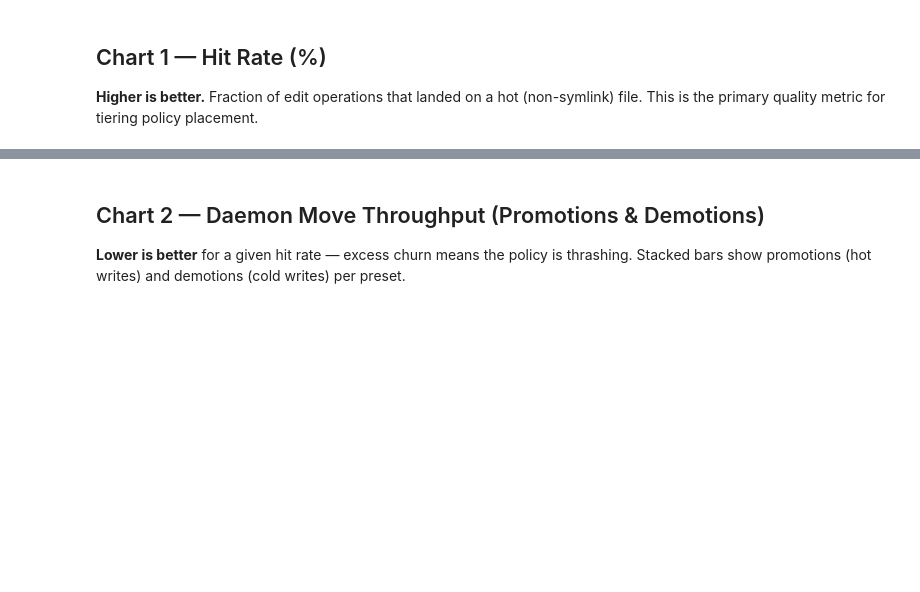
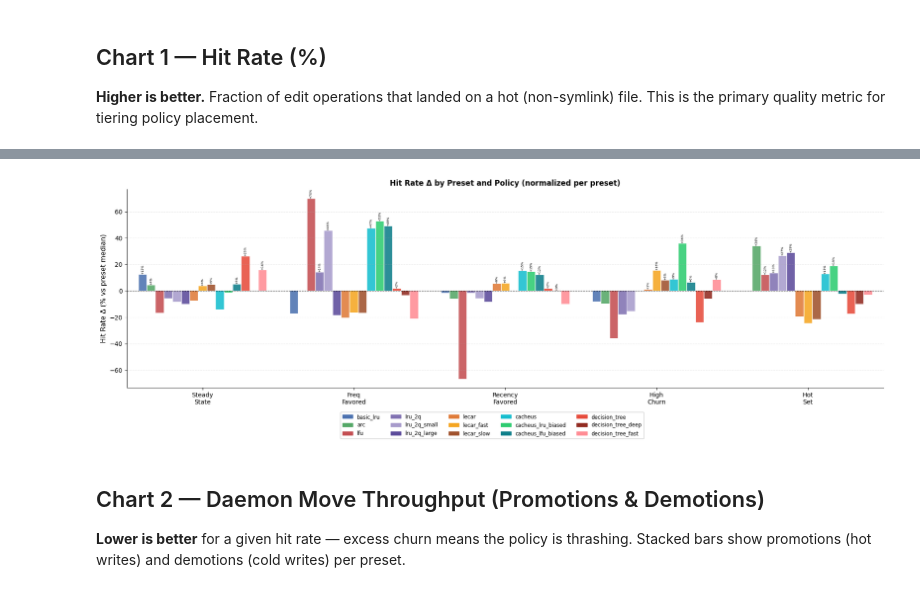
Before and after one commit to kathirmeyyappan/filestore-tiering, a Jupyter notebook: analysis/bench_analysis.ipynb, the cells around one changed output, grey strips where cells are left out. Cells and saved outputs as stored; diff of their text form; code cells hidden in the pictures; blank space fills up the shorter version.

```diff
--- a/analysis/bench_analysis.ipynb
+++ b/analysis/bench_analysis.ipynb
@@ -19,6 +56,21 @@ print(df.columns.tolist())
 # %%
 # ── Derived columns ────────────────────────────────────────────────────────────
+# Raw metrics
 df['hit_pct']        = df['hit_rate'] * 100
+
+# Per-preset medians
+median_hit_by_preset   = df.groupby('preset')['hit_pct'].transform('median')
+median_promos_by_preset = df.groupby('preset')['promotions'].transform('median')
+
+# Deviations in absolute terms (percentage points for hit rate)
+df['hit_delta_pct']     = df['hit_pct'] - median_hit_by_preset
+
+# Relative deviations (% of preset median), so each preset band is normalized
+# to its own scale. E.g. +20 means "20% above that preset's median".
+df['hit_rel_pct']       = (df['hit_pct'] / median_hit_by_preset - 1.0) * 100.0
+df['promotions_rel_pct'] = (df['promotions'] / median_promos_by_preset - 1.0) * 100.0
+
+# Byte/compute metrics
 df['hot_KB']         = df['bytes_wr_hot']   / 1024
 df['cold_KB']        = df['bytes_wr_cold0'] / 1024
 df['total_moves_KB'] = df['hot_KB'] + df['cold_KB']
@@ -142,3 +207,28 @@ plt.show()
+# %%
+fig, ax = plt.subplots(figsize=(18, 6))
+
+# Plot deviation **relative to each preset's own median** hit rate, so that
+# each band is normalized to its own scale instead of sharing an absolute
+# y-axis. Values are in percentage-of-median (e.g. +25 = 25% above median).
+grouped_bar(
+    ax,
+    'hit_rel_pct',
+    'Hit Rate Δ (% vs preset median)',
+    title='Hit Rate Δ by Preset and Policy (normalized per preset)',
+    fmt='{:+.0f}%',
+    scale=1.0,
+    annotate=True,
+)
+
+# Zero-line for reference
+ax.axhline(0.0, color='black', linewidth=0.8, linestyle='--')
+
+policy_legend(fig)
+fig.tight_layout(rect=[0, 0.10, 1, 1])
+plt.savefig('images/hit_rate_delta.png', dpi=150, bbox_inches='tight')
+plt.show()
+# %% [output]
+[figure, added]
 # %% [markdown]
 ## Chart 2 — Daemon Move Throughput (Promotions & Demotions)
 
```
Also changed, not shown: parts of 12 cells of this notebook, 1 other file.
